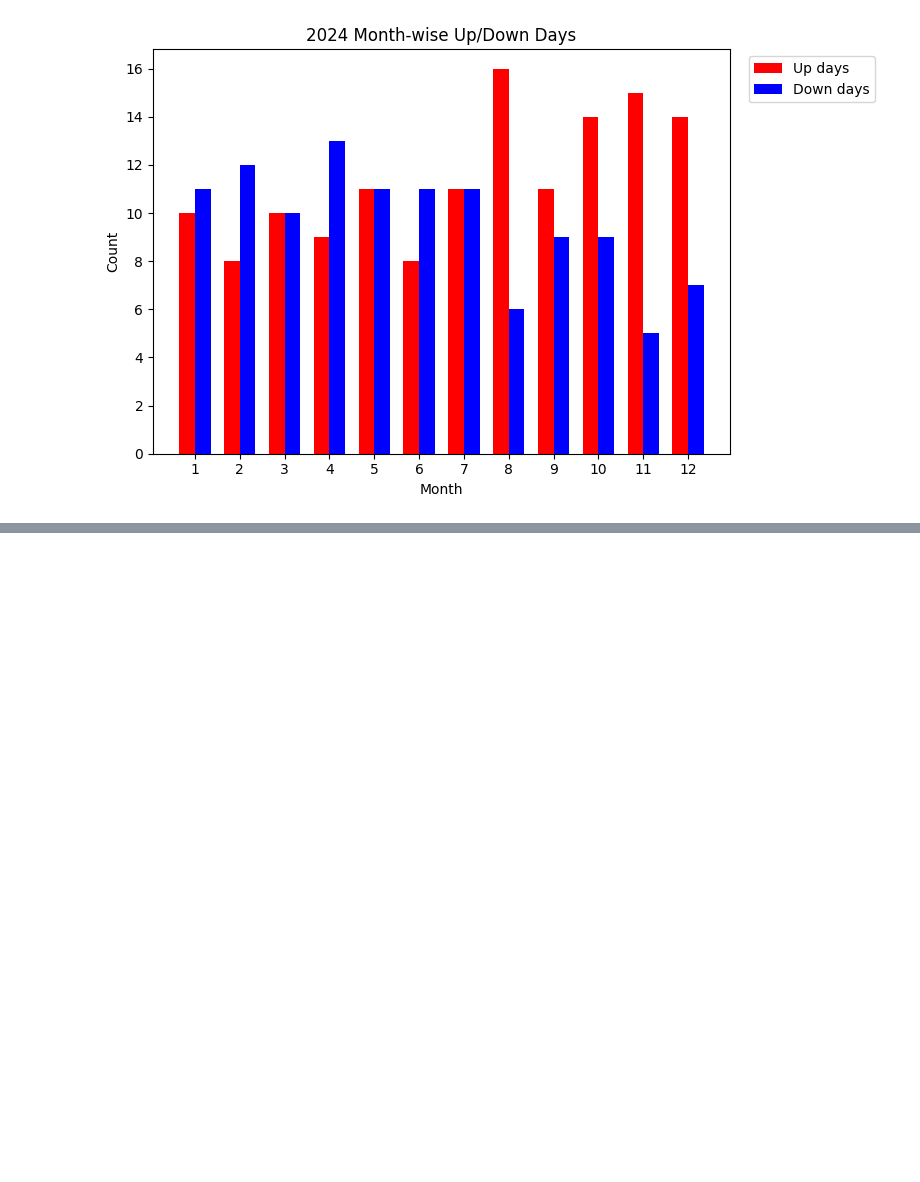
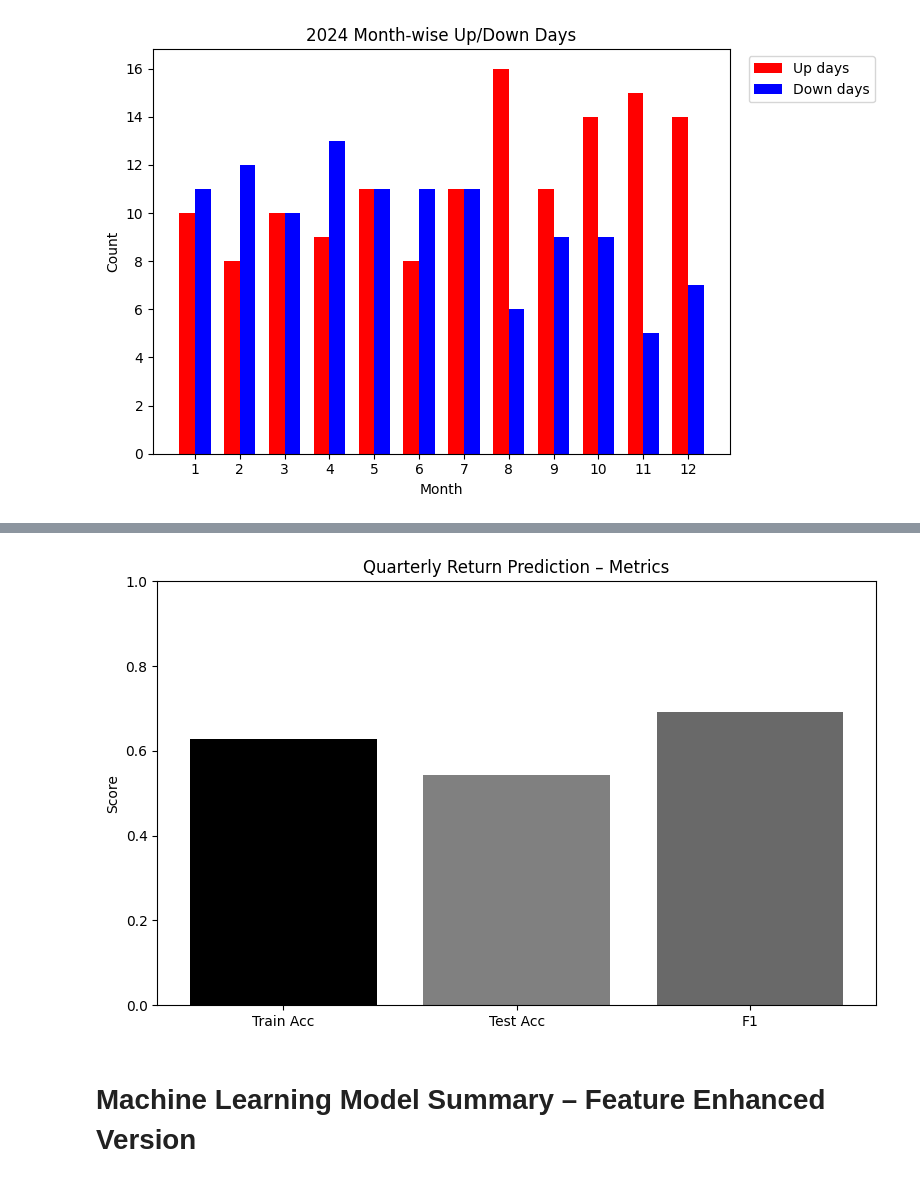
Before and after one commit to CS133-DataVisualization/term-project-group1, a Jupyter notebook: notebooks/apple_stock_analysis.ipynb, the cells around one changed output, grey strips where cells are left out. Cells and saved outputs as stored; diff of their text form; code cells hidden in the pictures; blank space fills up the shorter version.

```diff
--- a/notebooks/apple_stock_analysis.ipynb
+++ b/notebooks/apple_stock_analysis.ipynb
@@ -581,0 +1101,19 @@ plt.show()
+# %%
+train_acc = accuracy_score(y_train, y_train_pred)
+test_acc  = accuracy_score(y_test, y_test_pred)
+f1        = f1_score(y_test, y_test_pred)
+
+metrics_names  = ["Train Acc", "Test Acc", "F1"]
+metrics_values = [train_acc, test_acc, f1]
+
+plt.figure(figsize=(8, 5))
+plt.bar(metrics_names, metrics_values, color=["black", "gray", "dimgray"])
+plt.ylim(0, 1)
+plt.title("Quarterly Return Prediction – Metrics")
+plt.ylabel("Score")
+plt.tight_layout()
+plt.show()
+# %% [output]
+[figure, added]
+# %% [markdown]
+# Machine Learning Model Summary – Feature Enhanced Version
```
Also changed, not shown: parts of 45 cells of this notebook.
